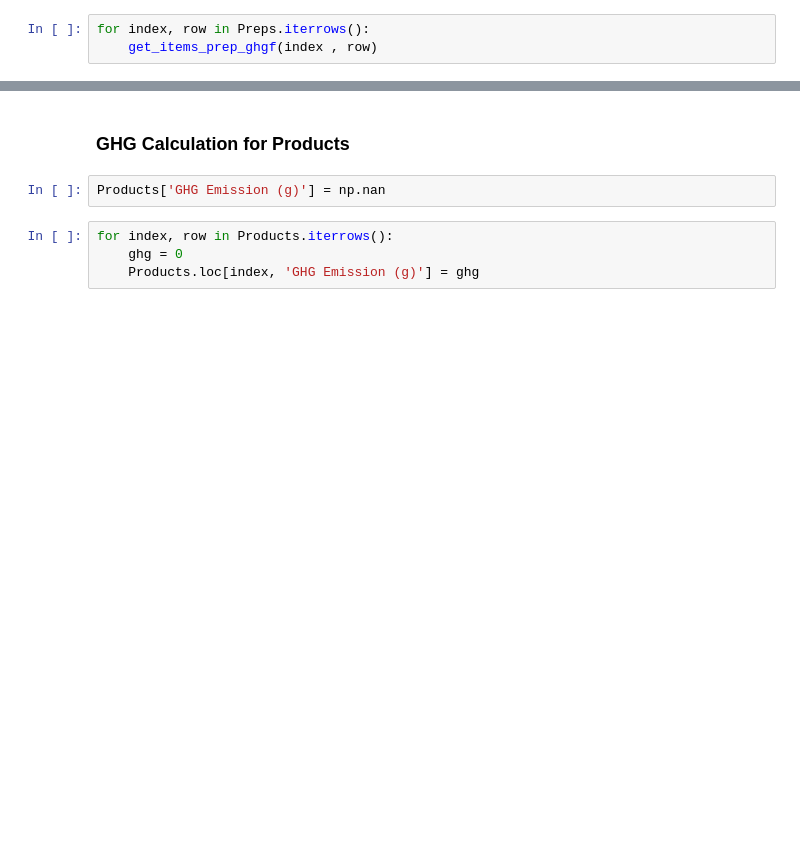
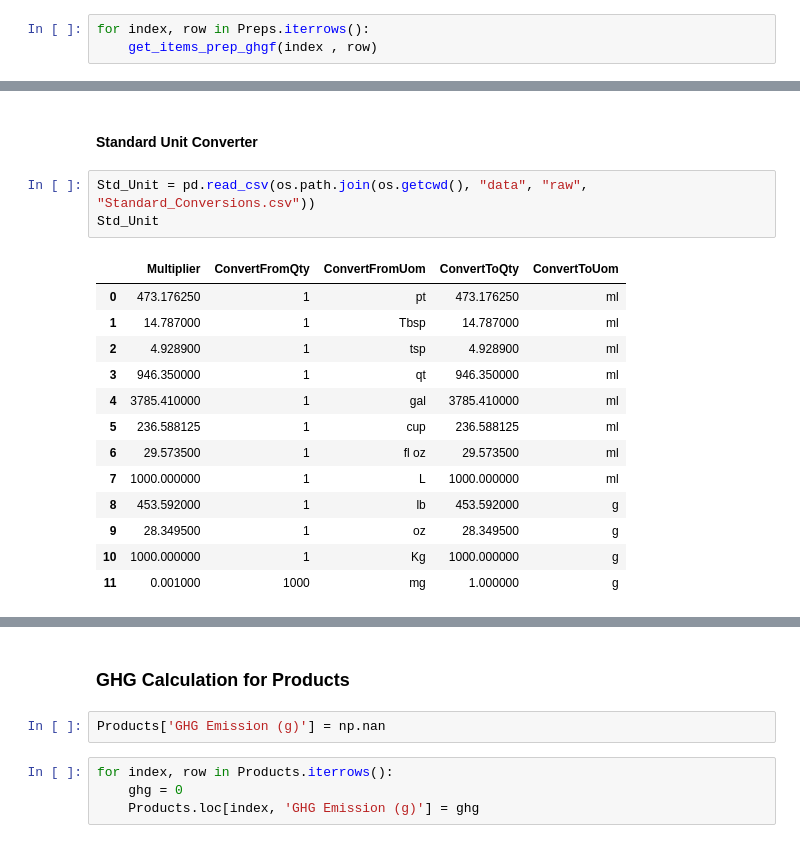
Before and after one commit to silviaaaaaaa/cffs-label, a Jupyter notebook: data analysis/ingre_analysis.ipynb, the cells around one changed output, grey strips where cells are left out. Cells and saved outputs as stored; diff of their text form; blank space fills up the shorter version.

```diff
--- a/data analysis/ingre_analysis.ipynb
+++ b/data analysis/ingre_analysis.ipynb
@@ -647 +628,20 @@ Preps
 | 26 | P-6846 | PREP|Pizza dough | 36.980 | Kg | PREP | 36980 | g | 0.926289 |
+# %% [markdown]
+#### Standard Unit Converter
+# %%
+Std_Unit = pd.read_csv(os.path.join(os.getcwd(), "data", "raw", "Standard_Conversions.csv"))
+Std_Unit
+# %% [output]
+|  | Multiplier | ConvertFromQty | ConvertFromUom | ConvertToQty | ConvertToUom |
+| 0 | 473.176250 | 1 | pt | 473.176250 | ml |
+| 1 | 14.787000 | 1 | Tbsp | 14.787000 | ml |
+| 2 | 4.928900 | 1 | tsp | 4.928900 | ml |
+| 3 | 946.350000 | 1 | qt | 946.350000 | ml |
+| 4 | 3785.410000 | 1 | gal | 3785.410000 | ml |
+| 5 | 236.588125 | 1 | cup | 236.588125 | ml |
+| 6 | 29.573500 | 1 | fl oz | 29.573500 | ml |
+| 7 | 1000.000000 | 1 | L | 1000.000000 | ml |
+| 8 | 453.592000 | 1 | lb | 453.592000 | g |
+| 9 | 28.349500 | 1 | oz | 28.349500 | g |
+| 10 | 1000.000000 | 1 | Kg | 1000.000000 | g |
+| 11 | 0.001000 | 1000 | mg | 1.000000 | g |
```
Also changed, not shown: parts of 18 cells of this notebook, 4 other files.
